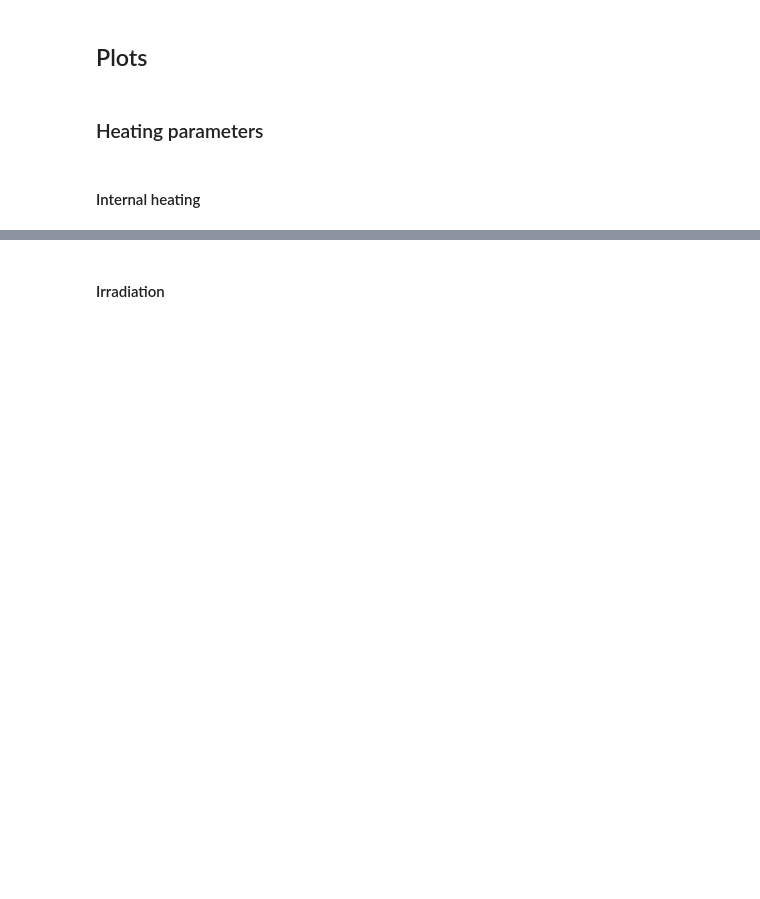
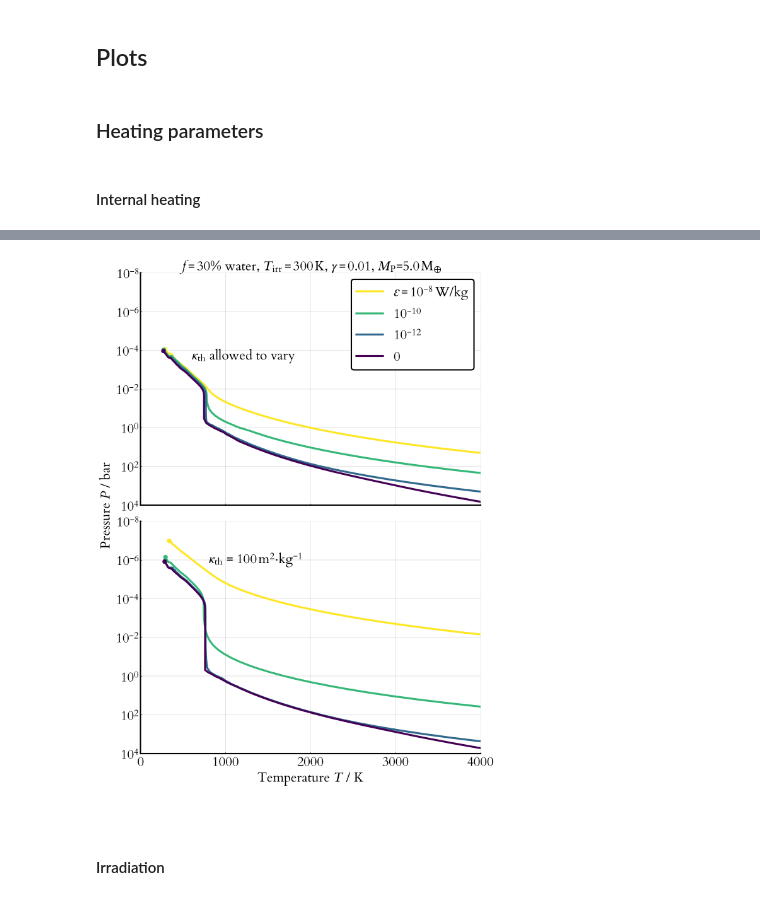
Before and after one commit to swt30/thesis, a Jupyter notebook: chapters/04-heating/04-heating-plots.ipynb, the cells around one changed output, grey strips where cells are left out. Saved outputs shown, nothing was run; the diff lists cells and outputs as text; code cells hidden in the pictures; blank space fills up the shorter version.

```diff
--- a/chapters/04-heating/04-heating-plots.ipynb
+++ b/chapters/04-heating/04-heating-plots.ipynb
@@ -672,9 +548,9 @@ end
 # %%
 autofig("internal-heat-profiles", Normal, vscale=2) do
-    d_all = loadfigdata("internal-heat-profiles")
-    dn = d_all["nothing"]
-    d0 = d_all["0"]
-    d100 = d_all["100"]
+    d_all = loadfigdata("onion", "internal-heat-profiles")
+    dn = d_all[string(Onion.water_opacity)]
+    d0 = d_all[string(Onion.ConstantOpacity(0))]
+    d100 = d_all[string(Onion.ConstantOpacity(100))]
 
     blankfmt = x -> ""
     xlims = (0, 4000)
@@ -687,7 +563,8 @@ autofig("internal-heat-profiles", Normal, vscale=2) do
     bottom = plot()
 
     let ɛs = dn["ɛs"], Ps = dn["Ps"], Ts = dn["Ts"]
-        labels = latex_power.(ɛs')
+        labels = latex_power.(ɛs) |>
+            x -> reshape(x, (1, :))
         addunit!(labels, "W/kg")
         addsym!(labels, "ɛ")
         title = parvalues(L"$f=$f0, $T_\mathrm{irr}=$Tirr0, $γ=$γ0, $M_\mathrm{P}$=M0", dn)
@@ -695,24 +572,26 @@ autofig("internal-heat-profiles", Normal, vscale=2) do
         plot!(top, Ts/K, Ps/bar,
             title=title, labels=labels, palette=colors,
             xaxis=(xlims, blankfmt),
-            yaxis=(:log10, :flip, (1e-4, 1e2)))
+            yaxis=(:log10, :flip, (1e-8, 1e4)))
         Tphots = [T[1] for T in Ts]
         Pphots = [P[1] for P in Ps]
         scatter!(top, Tphots/K, Pphots/bar, label="", c=colors, markerstrokewidth=0, markersize=6)
 
-        annotate_color!(600, 1e-3, L"$κ_\mathrm{th}$ allowed to vary", :black)
+        annotate_color!(600, 2e-4, L"$κ_\mathrm{th}$ allowed to vary", :black)
     end
 
-    let Ps = d0["Ps"], Ts = d0["Ts"]
-        plot!(bottom, Ts/K, Ps/bar, s=:dash, label="", c=:dimgrey, lw=1,
-            xaxis=(xlims, L"Temperature $T$ / K"),
-            yaxis=(:log10, :flip, (1e-4, 1e2)))
-        annotate_color!(440, 1e-1, L"$κ_\mathrm{th}$ = 100$\,$m$^2⋅$kg$^{-1}$", :black, rotation=90)
-    end
+#     let Ps = d0["Ps"], Ts = d0["Ts"]
+#         plot!(bottom, Ts/K, Ps/bar, s=:dash, label="", c=:dimgrey, lw=1,
+#             xaxis=(xlims, L"Temperature $T$ / K"),
+#             yaxis=(:log10, :flip, (1e-8, 1e4)))
+#         annotate_color!(80, 1e-1, L"$κ_\mathrm{th}$ = 0$\,$m$^2⋅$kg$^{-1}$", :dimgrey, rotation=90)
+#     end
 
     let Ps = d100["Ps"], Ts=d100["Ts"]
-        plot!(bottom, Ts/K, Ps/bar, label="", palette=colors)
-        annotate_color!(40, 1e-1, L"$κ_\mathrm{th}$ = 0$\,$m$^2⋅$kg$^{-1}$", :dimgrey, rotation=90)
+        plot!(bottom, Ts/K, Ps/bar, label="", palette=colors,
+              xaxis=(xlims, L"Temperature $T$ / K"),
+              yaxis=(:log10, :flip, (1e-8, 1e4)))
+        annotate_color!(800, 1e-6, L"$κ_\mathrm{th}$ = 100$\,$m$^2⋅$kg$^{-1}$", :black)
         ylabel!(bottom, ylabel_spaced)
         Tphots = [T[1] for T in Ts]
         Pphots = [P[1] for P in Ps]
@@ -720,5 +599,5 @@ autofig("internal-heat-profiles", Normal, vscale=2) do
     end
 
     plot(top, bottom, layout=grid(2,1))
-end
+end;
 # %% [output]
@@ -726,3 +604,4 @@ end
+[figure, added]
 # %% [markdown]
 #### Irradiation
 # %%
```
Also changed, not shown: parts of 31 cells of this notebook, 8 other files.
